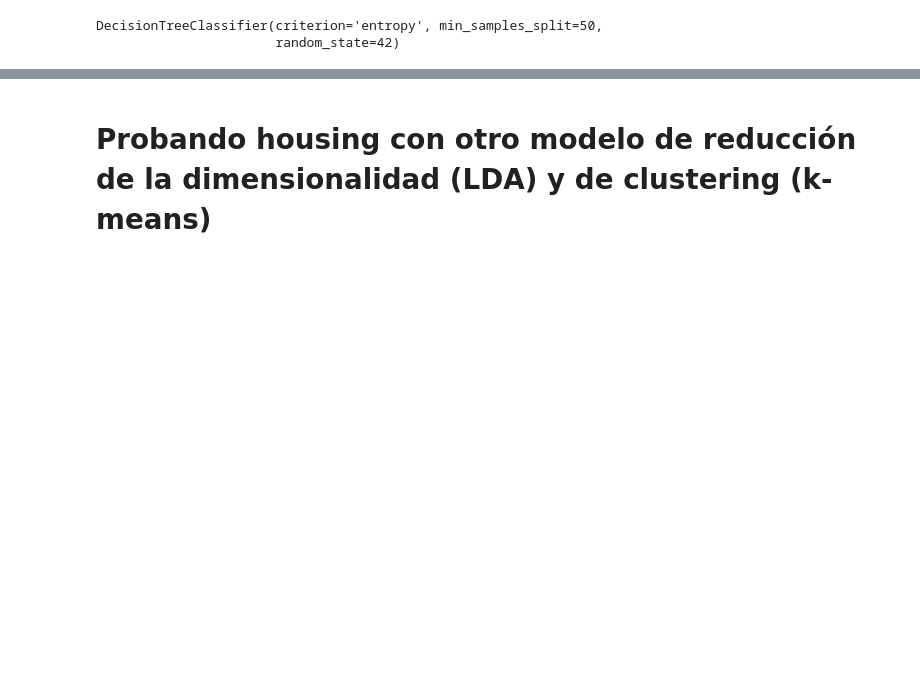
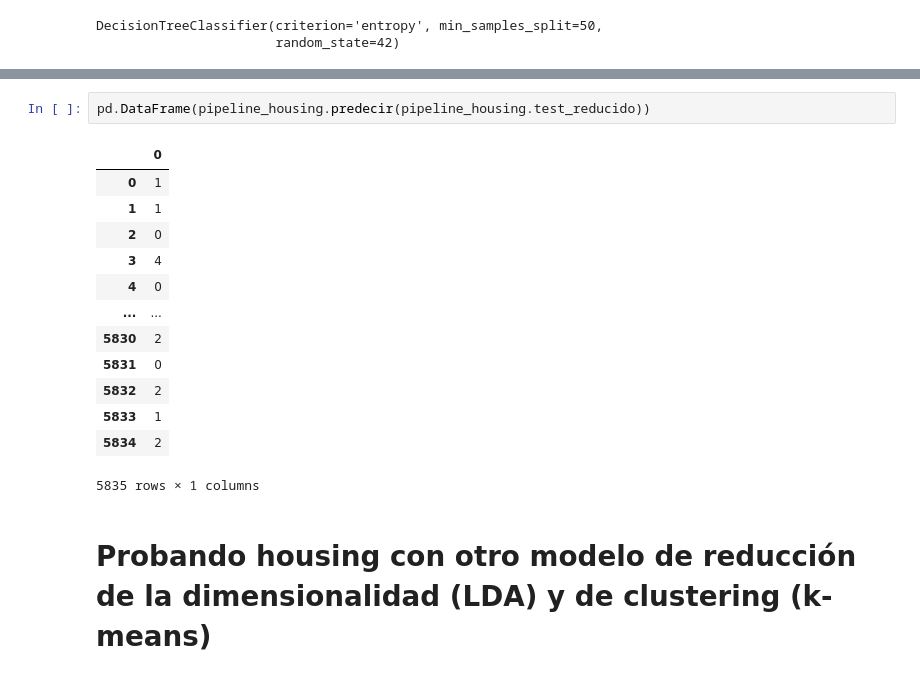
Before and after one commit to Vic263RP/MIA3-Formacion-2023-UV-AI, a Jupyter notebook: B1_HerramientasParaIA/T4_MachineLearning/Tarea4/Rodriguez_Part_Victor.ipynb, the cells around one changed output, grey strips where cells are left out. Drawn from its saved outputs; the diff is of its cells as text; blank space fills up the shorter version.

```diff
--- a/B1_HerramientasParaIA/T4_MachineLearning/Tarea4/Rodriguez_Part_Victor.ipynb
+++ b/B1_HerramientasParaIA/T4_MachineLearning/Tarea4/Rodriguez_Part_Victor.ipynb
@@ -293,3 +348,19 @@ DecisionTreeClassifier(criterion='entropy', min_samples_split=50,
+# %%
+pd.DataFrame(pipeline_housing.predecir(pipeline_housing.test_reducido))
+# %% [output]
+|  | 0 |
+| 0 | 1 |
+| 1 | 1 |
+| 2 | 0 |
+| 3 | 4 |
+| 4 | 0 |
+| ... | ... |
+| 5830 | 2 |
+| 5831 | 0 |
+| 5832 | 2 |
+| 5833 | 1 |
+| 5834 | 2 |
+5835 rows × 1 columns
 # %% [markdown]
 # Probando housing con otro modelo de reducción de la dimensionalidad (LDA) y de clustering (k-means)
 # %%
```
Also changed, not shown: parts of 7 cells of this notebook.
